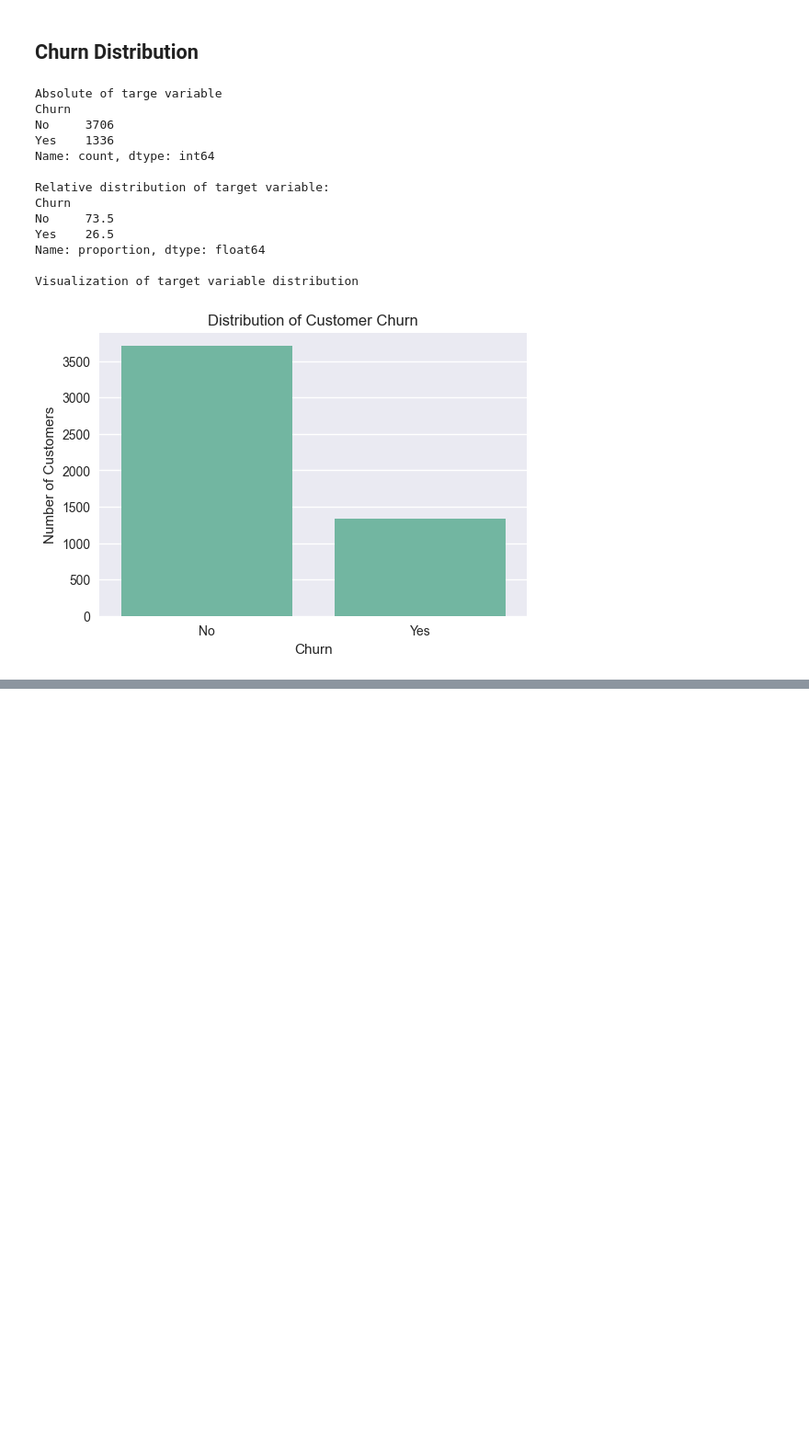
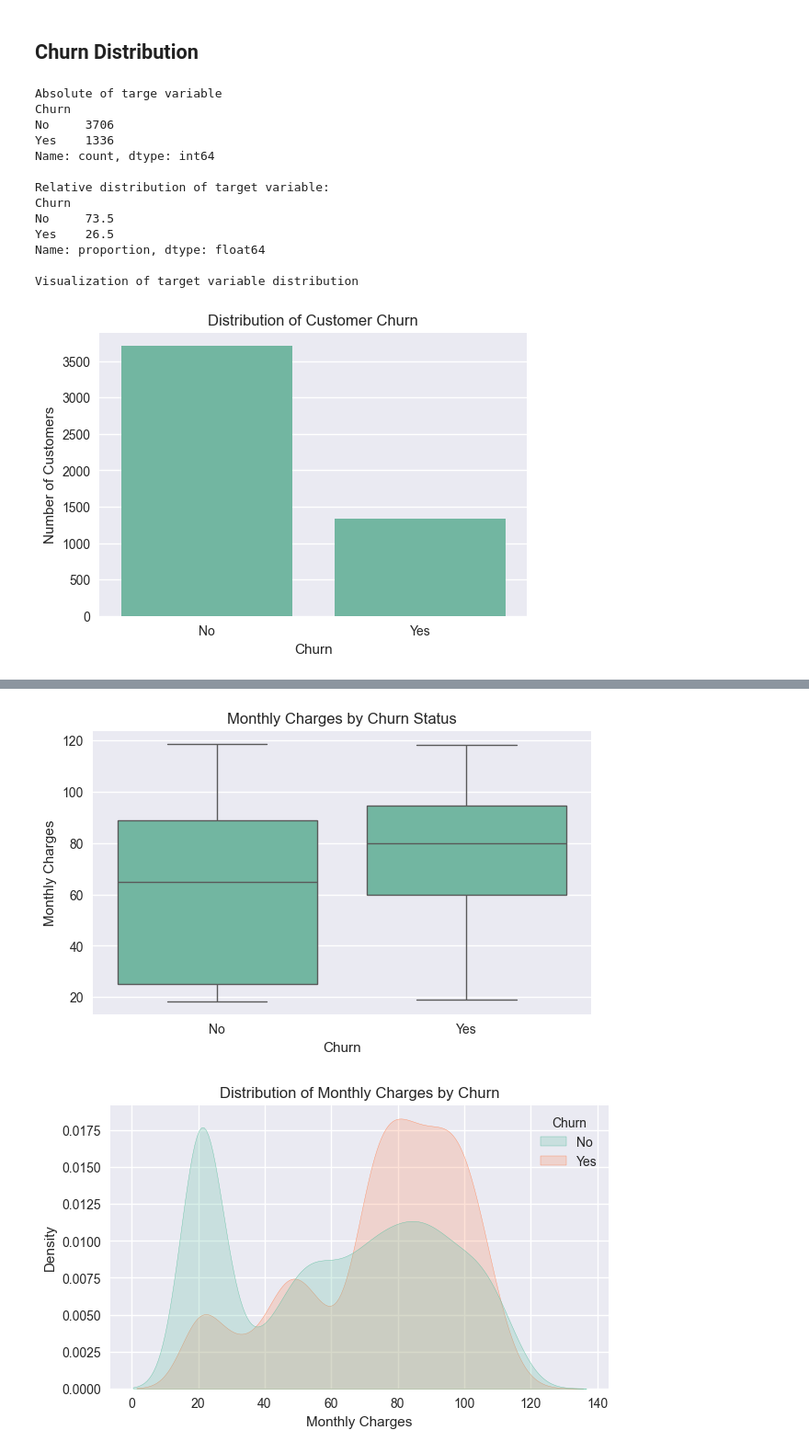
Before and after one commit to mauriciogbarros/customer-churn-prediction, a Jupyter notebook: notebooks/churn_analysis.ipynb, the cells around one changed output, grey strips where cells are left out. Shown at 92% size. Saved outputs shown, nothing was run; the diff lists cells and outputs as text; code cells hidden in the pictures; blank space fills up the shorter version.

```diff
--- a/notebooks/churn_analysis.ipynb
+++ b/notebooks/churn_analysis.ipynb
@@ -239,0 +252,16 @@ Customers with **month-to-month contracts** show a significantly higher churn ra
+# %%
+plot.figure(figsize = (7, 4))
+sns.boxplot(data = df, x = "Churn", y = "MonthlyCharges")
+plot.title("Monthly Charges by Churn Status")
+plot.xlabel("Churn")
+plot.ylabel("Monthly Charges")
+plot.show()
+
+plot.figure(figsize = (7, 4))
+sns.kdeplot(data = df, x = "MonthlyCharges", hue = "Churn", fill = True, common_norm = False)
+plot.title("Distribution of Monthly Charges by Churn")
+plot.xlabel("Monthly Charges")
+plot.show()
+# %% [output]
+[figure, added]
+[figure, added]
```
Also changed, not shown: parts of 48 cells of this notebook, 5 other files.
